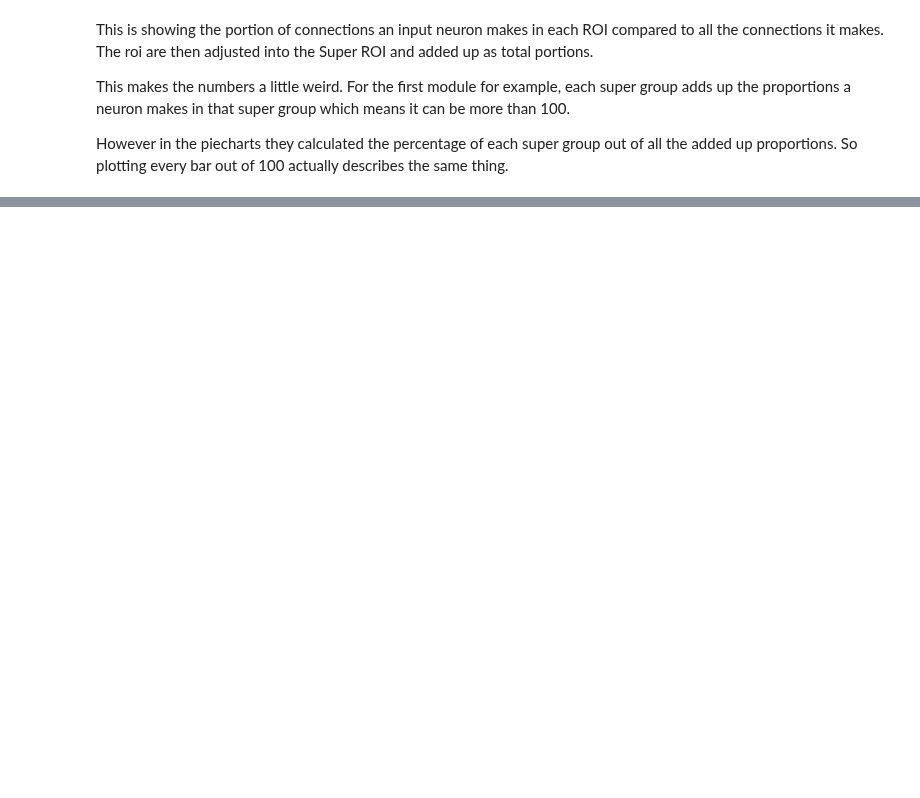
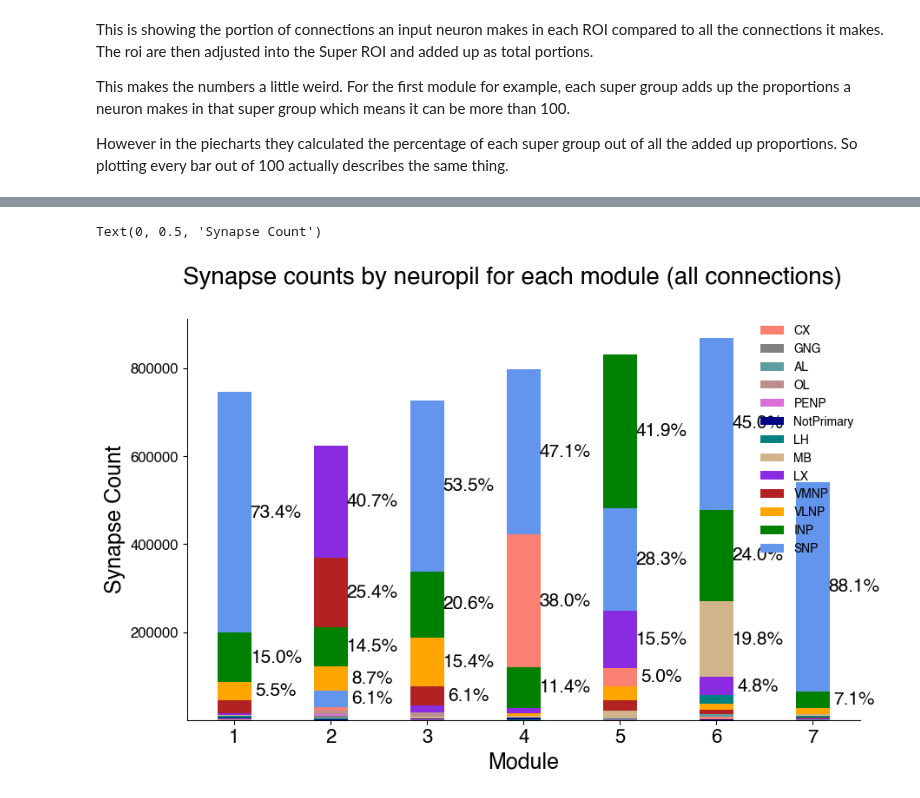
Before and after one commit to Gutierrez-lab/oviIN-inputs, a Jupyter notebook: piechart.ipynb, the cells around one changed output, grey strips where cells are left out. Drawn from its saved outputs; the diff is of its cells as text; code cells hidden in the pictures; blank space fills up the shorter version.

Commit message:
Adding all connections plot to end of file

```diff
--- a/piechart.ipynb
+++ b/piechart.ipynb
@@ -573,0 +592,4 @@ However in the piecharts they calculated the percentage of each super group out
+# %%
+# Drop all unnecessary columns
+grouped_p_test = roi_both[['bodyId', 'roi', 'weight']].copy()
+grouped_p_test
@@ -573,0 +610,5 @@ However in the piecharts they calculated the percentage of each super group out
+# %%
+# attach the modularity information to the ins_r column to isolate total connections made by input connectome neurons
+ins_r_p_test = pd.merge(ins_r, grouped_p_test, left_on='id', right_on='bodyId', how='inner')
+ins_r_p_test = ins_r_p_test.rename(columns={'weight': 'count'})
+ins_r_p_test
@@ -573,0 +629,56 @@ However in the piecharts they calculated the percentage of each super group out
+# %%
+# Creating a stacked bar plot instead, each bar represents a module
+fig, ax = plt.subplots(figsize=(10, 6))
+# Set the figure title
+plt.suptitle("Synapse counts by neuropil for each module (all connections)", fontsize=20)
+# Set the width of the bars
+bar_width = 0.35
+
+for x in clusters:
+    # Get the data for the current cluster
+    roi_grouped = ins_r_p_test[ins_r_p_test['0.0'] == x].groupby('roi', as_index=False).agg({'count': 'sum'})
+    #print(roi_grouped)
+    # Assign preferred roi
+    roi_grouped['super'] = roi_grouped['roi'].map(roi_super_dict).fillna(roi_grouped['roi'])
+    roi_grouped = roi_grouped.drop(columns=['roi'])
+
+    # Add up total weight for the super roi
+    roi_grouped = roi_grouped.groupby('super', as_index=False).agg({'count':'sum'})
+    # thresholding out weights equal to or less than 1 and sort
+    roi_total = roi_grouped[roi_grouped['count'] > 3].sort_values(by='count', ascending=True)
+
+    # Assign color
+    roi_total['color'] = roi_total['super'].map(color_dict).fillna('black')
+
+    # Filter roi_total by weight_threshold and sort by total in descending order (might not need to do this but just in case)
+    data = roi_total[roi_total['count'] > weight_threshold].sort_values(by='count', ascending=True).reset_index(drop=True)
+    #print(data)
+    # plot a stacked bar
+    for i in data.index:
+        if i == 0:
+            ax.bar(x, data['count'][i], color=data['color'][i], label=data['super'][i], width=bar_width)
+        else:
+            # stack the bar ontop of the previous total plotted
+            ax.bar(x, data['count'][i], color=data['color'][i], label=data['super'][i], bottom=data['count'][:i].sum(), width=bar_width)
+
+   # Only display the unique labels in the legend
+    handles, labels = ax.get_legend_handles_labels()
+    unique_labels = dict(zip(labels, handles))
+    ax.legend(unique_labels.values(), unique_labels.keys(), loc='upper right', fontsize=10)
+
+   # label sections of the bar with the percentage
+    for i in data.index:
+        # Calculate the percentage
+        percent = (data['count'][i] / data['count'].sum()) * 100
+        if percent >4.5:
+            # Add the percentage label to the bar
+            ax.text(x+.43, data['count'][:i].sum() + data['count'][i] / 2, f'{percent:.1f}%', ha='center', va='center', fontsize=15)
+
+# Set the x-axis labels
+ax.set_xlabel('Module', fontsize=18)
+ax.set_xticks(clusters, labels=clusters, fontsize=16)
+# Set the y-axis label
+ax.set_ylabel('Synapse Count', fontsize=18)
+# %% [output]
+Text(0, 0.5, 'Synapse Count')
+[figure, added]
```
Also changed, not shown: parts of 7 cells of this notebook, 2 other files.
